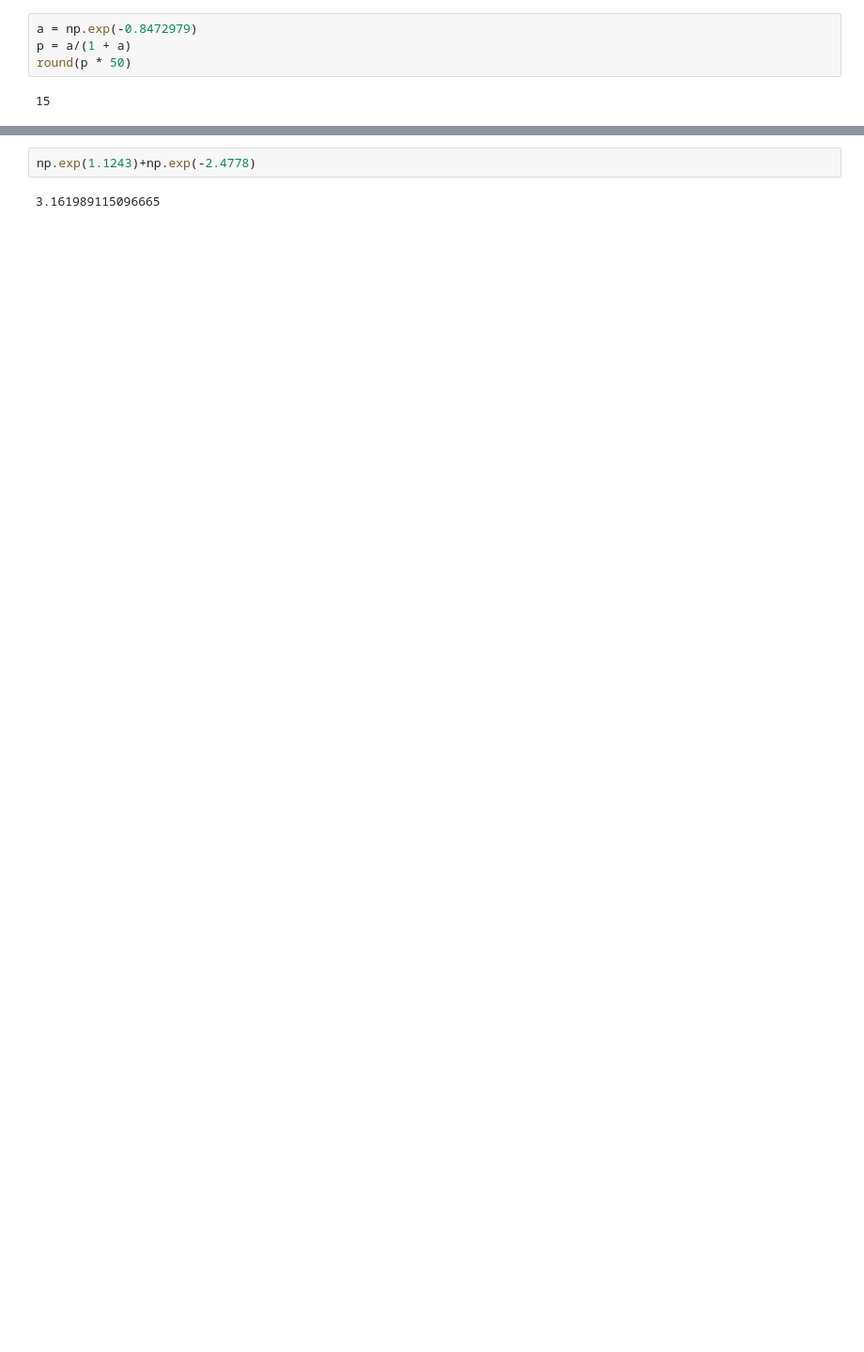
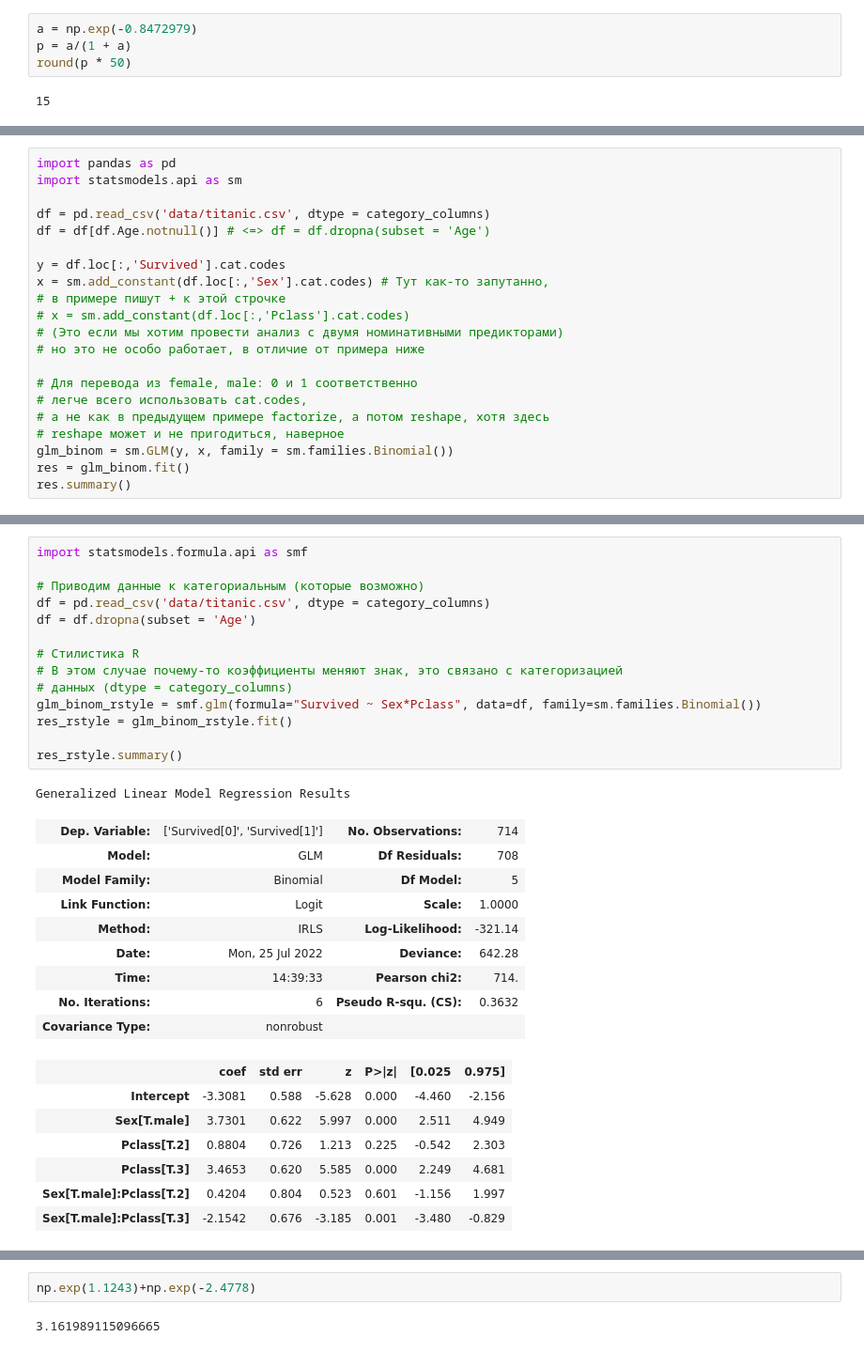
Before and after one commit to AndrewSalygin/data_analysis_practice, a Jupyter notebook: Data analysis practice.ipynb, the cells around one changed output, grey strips where cells are left out. Shown: that part at 94% size. Drawn from its saved outputs; the diff is of its cells as text; blank space fills up the shorter version.

Commit message:
Added a lot of information about logical regression

```diff
--- a/Data analysis practice.ipynb
+++ b/Data analysis practice.ipynb
@@ -1100,0 +1127,21 @@ log(odds_mf) = -2.4778
+# %%
+import pandas as pd
+import statsmodels.api as sm
+
+df = pd.read_csv('data/titanic.csv', dtype = category_columns)
+df = df[df.Age.notnull()] # <=> df = df.dropna(subset = 'Age')
+
+y = df.loc[:,'Survived'].cat.codes
+x = sm.add_constant(df.loc[:,'Sex'].cat.codes) # Тут как-то запутанно,
+# в примере пишут + к этой строчке
+# x = sm.add_constant(df.loc[:,'Pclass'].cat.codes)
+# (Это если мы хотим провести анализ с двумя номинативными предикторами)
+# но это не особо работает, в отличие от примера ниже
+
+# Для перевода из female, male: 0 и 1 соответственно
+# легче всего использовать cat.codes,
+# а не как в предыдущем примере factorize, а потом reshape, хотя здесь
+# reshape может и не пригодиться, наверное
+glm_binom = sm.GLM(y, x, family = sm.families.Binomial())
+res = glm_binom.fit()
+res.summary()
@@ -1100,0 +1191,32 @@ log(odds_mf) = -2.4778
+# %%
+import statsmodels.formula.api as smf
+
+# Приводим данные к категориальным (которые возможно)
+df = pd.read_csv('data/titanic.csv', dtype = category_columns)
+df = df.dropna(subset = 'Age')
+
+# Стилистика R
+# В этом случае почему-то коэффициенты меняют знак, это связано с категоризацией
+# данных (dtype = category_columns)
+glm_binom_rstyle = smf.glm(formula="Survived ~ Sex*Pclass", data=df, family=sm.families.Binomial())
+res_rstyle = glm_binom_rstyle.fit()
+
+res_rstyle.summary()
+# %% [output]
+Generalized Linear Model Regression Results
+| Dep. Variable: | ['Survived[0]', 'Survived[1]'] | No. Observations: | 714 |
+| Model: | GLM | Df Residuals: | 708 |
+| Model Family: | Binomial | Df Model: | 5 |
+| Link Function: | Logit | Scale: | 1.0000 |
+| Method: | IRLS | Log-Likelihood: | -321.14 |
+| Date: | Mon, 25 Jul 2022 | Deviance: | 642.28 |
+| Time: | 14:39:33 | Pearson chi2: | 714. |
+| No. Iterations: | 6 | Pseudo R-squ. (CS): | 0.3632 |
+| Covariance Type: | nonrobust |  |  |
+|  | coef | std err | z | P>|z| | [0.025 | 0.975] |
+| Intercept | -3.3081 | 0.588 | -5.628 | 0.000 | -4.460 | -2.156 |
+| Sex[T.male] | 3.7301 | 0.622 | 5.997 | 0.000 | 2.511 | 4.949 |
+| Pclass[T.2] | 0.8804 | 0.726 | 1.213 | 0.225 | -0.542 | 2.303 |
+| Pclass[T.3] | 3.4653 | 0.620 | 5.585 | 0.000 | 2.249 | 4.681 |
+| Sex[T.male]:Pclass[T.2] | 0.4204 | 0.804 | 0.523 | 0.601 | -1.156 | 1.997 |
+| Sex[T.male]:Pclass[T.3] | -2.1542 | 0.676 | -3.185 | 0.001 | -3.480 | -0.829 |
```
Also changed, not shown: parts of 49 cells of this notebook.
